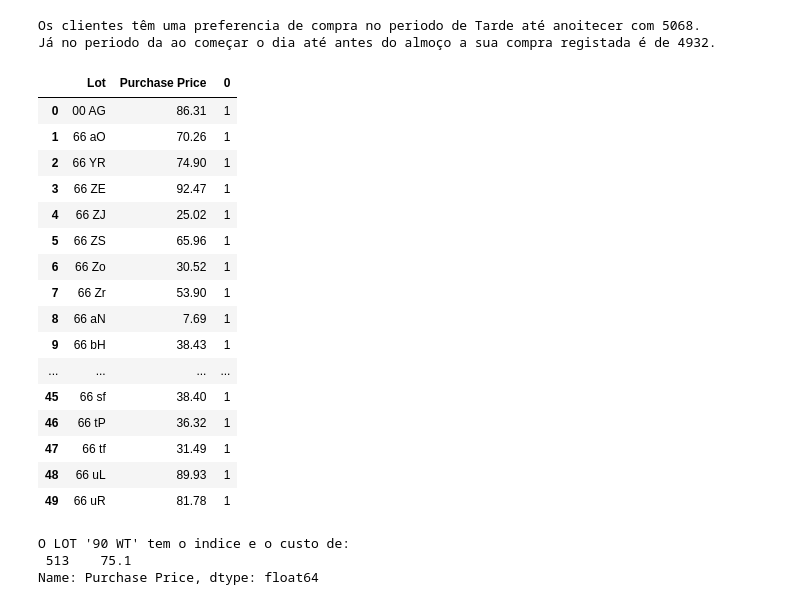
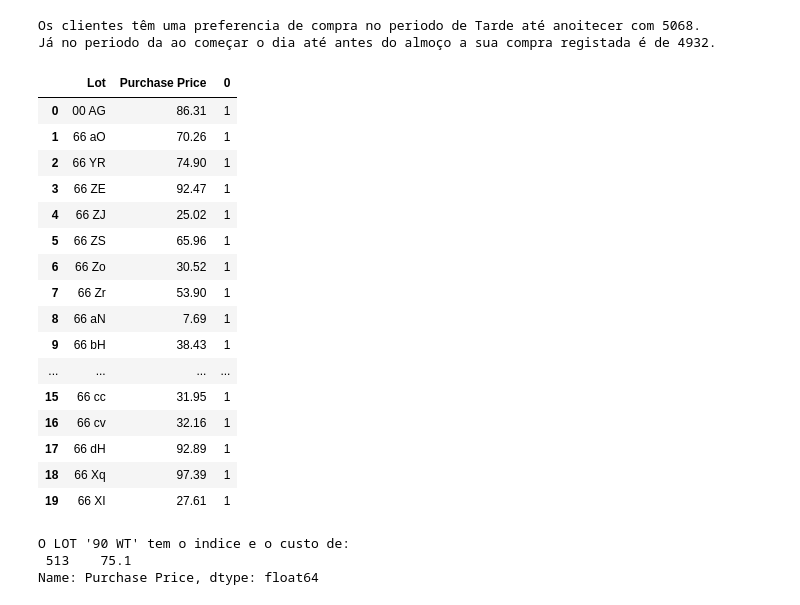
Before and after one commit to Gcango/Ecommerce_Analise, a Jupyter notebook: Exploração_Analise_dados_Ecomm.ipynb, the cells around one changed output. Saved outputs shown, nothing was run; the diff lists cells and outputs as text; code cells hidden in the pictures.

```diff
--- a/Exploração_Analise_dados_Ecomm.ipynb
+++ b/Exploração_Analise_dados_Ecomm.ipynb
@@ -185,25 +193,25 @@ Já no periodo da ao começar o dia até antes do almoço a sua compra registada
 # %%
 #6) - Analisa 50 lotes existente e descreve  preço dos mesmos.
 # %%
-dados[['Lot', 'Purchase Price']].value_counts().reset_index().head(50)
+dados[['Lot', 'Purchase Price']].value_counts().reset_index().head(20)
 # %% [output]
 |  | Lot | Purchase Price | 0 |
 | 0 | 00 AG | 86.31 | 1 |
 | 1 | 66 aO | 70.26 | 1 |
 | 2 | 66 YR | 74.90 | 1 |
 | 3 | 66 ZE | 92.47 | 1 |
 | 4 | 66 ZJ | 25.02 | 1 |
 | 5 | 66 ZS | 65.96 | 1 |
 | 6 | 66 Zo | 30.52 | 1 |
 | 7 | 66 Zr | 53.90 | 1 |
 | 8 | 66 aN | 7.69 | 1 |
 | 9 | 66 bH | 38.43 | 1 |
 | ... | ... | ... | ... |
-| 45 | 66 sf | 38.40 | 1 |
-| 46 | 66 tP | 36.32 | 1 |
-| 47 | 66 tf | 31.49 | 1 |
-| 48 | 66 uL | 89.93 | 1 |
-| 49 | 66 uR | 81.78 | 1 |
+| 15 | 66 cc | 31.95 | 1 |
+| 16 | 66 cv | 32.16 | 1 |
+| 17 | 66 dH | 92.89 | 1 |
+| 18 | 66 Xq | 97.39 | 1 |
+| 19 | 66 XI | 27.61 | 1 |
 # %%
 #7) - Encontre o preço deste lot especifico '90 WT'.
 # %%
```
Also changed, not shown: parts of 28 cells of this notebook.
